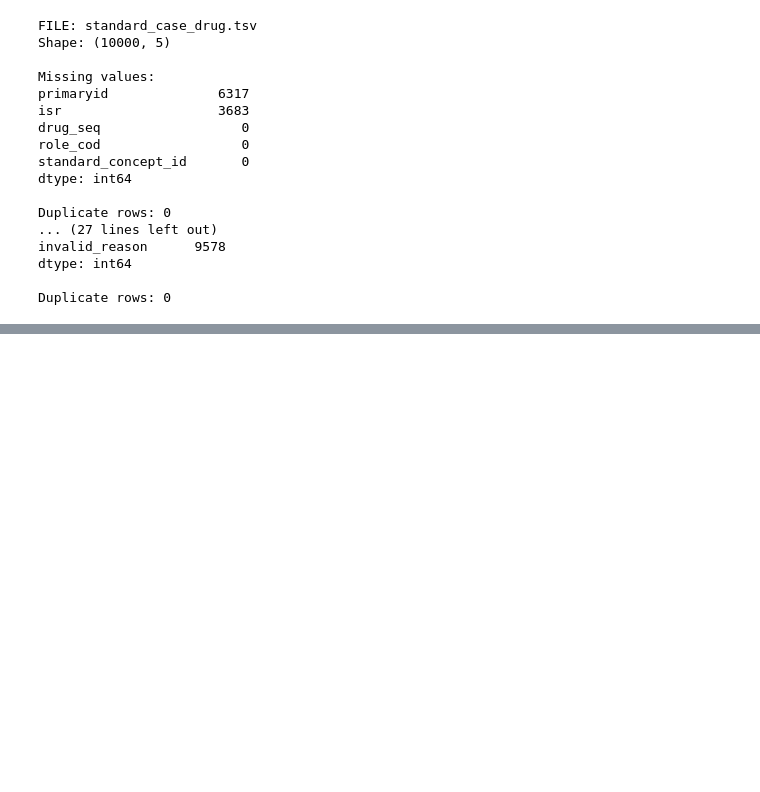
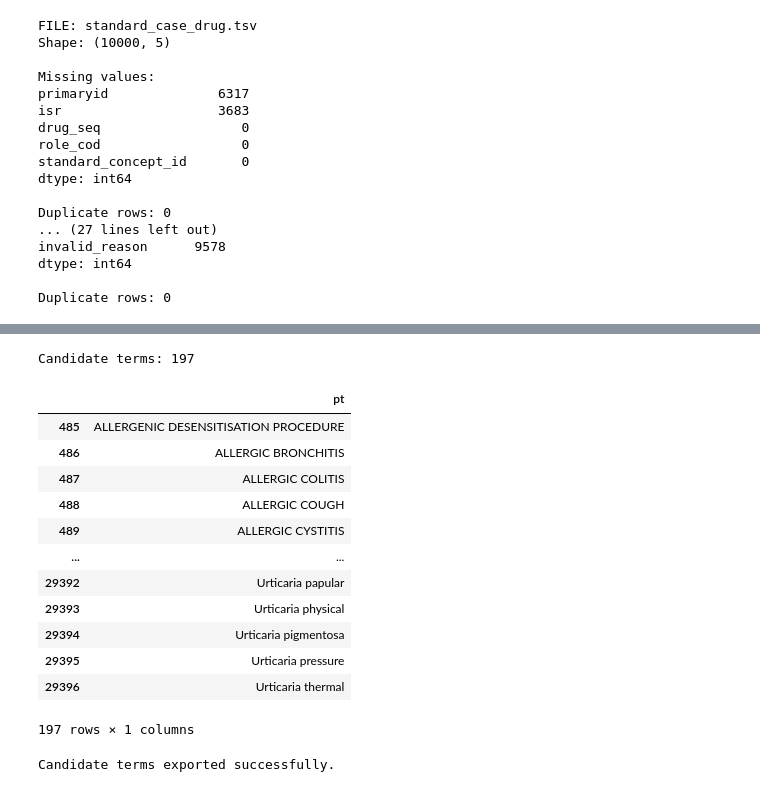
Before and after one commit to apsarak26/capstone_project_CS5998, a Jupyter notebook: Data_exploration.ipynb, the cells around one changed output, grey strips where cells are left out. Drawn from its saved outputs; the diff is of its cells as text; code cells hidden in the pictures; blank space fills up the shorter version.

```diff
--- a/Data_exploration.ipynb
+++ b/Data_exploration.ipynb
@@ -201,0 +492,48 @@ Duplicate rows: 0
+# %%
+#Identify candidate allergy-related terms
+terms_df = pd.DataFrame(
+    sorted(all_terms),
+    columns=["pt"]
+)
+
+pattern = (
+    "allerg|hypersensitiv|anaphyla|"
+    "urticaria|angioedema"
+)
+
+candidate_terms_df = terms_df[
+    terms_df["pt"].str.contains(
+        pattern,
+        case=False,
+        na=False
+    )
+].copy()
+
+print("Candidate terms:", len(candidate_terms_df))
+
+display(candidate_terms_df)
+# %% [output]
+Candidate terms: 197
+|  | pt |
+| 485 | ALLERGENIC DESENSITISATION PROCEDURE |
+| 486 | ALLERGIC BRONCHITIS |
+| 487 | ALLERGIC COLITIS |
+| 488 | ALLERGIC COUGH |
+| 489 | ALLERGIC CYSTITIS |
+| ... | ... |
+| 29392 | Urticaria papular |
+| 29393 | Urticaria physical |
+| 29394 | Urticaria pigmentosa |
+| 29395 | Urticaria pressure |
+| 29396 | Urticaria thermal |
+197 rows × 1 columns
+# %%
+
+candidate_terms_df.to_csv(
+    "/content/allergy_candidate_terms.csv",
+    index=False
+)
+
+print("Candidate terms exported successfully.")
+# %% [output]
+Candidate terms exported successfully.
```
Also changed, not shown: parts of 10 cells of this notebook.
